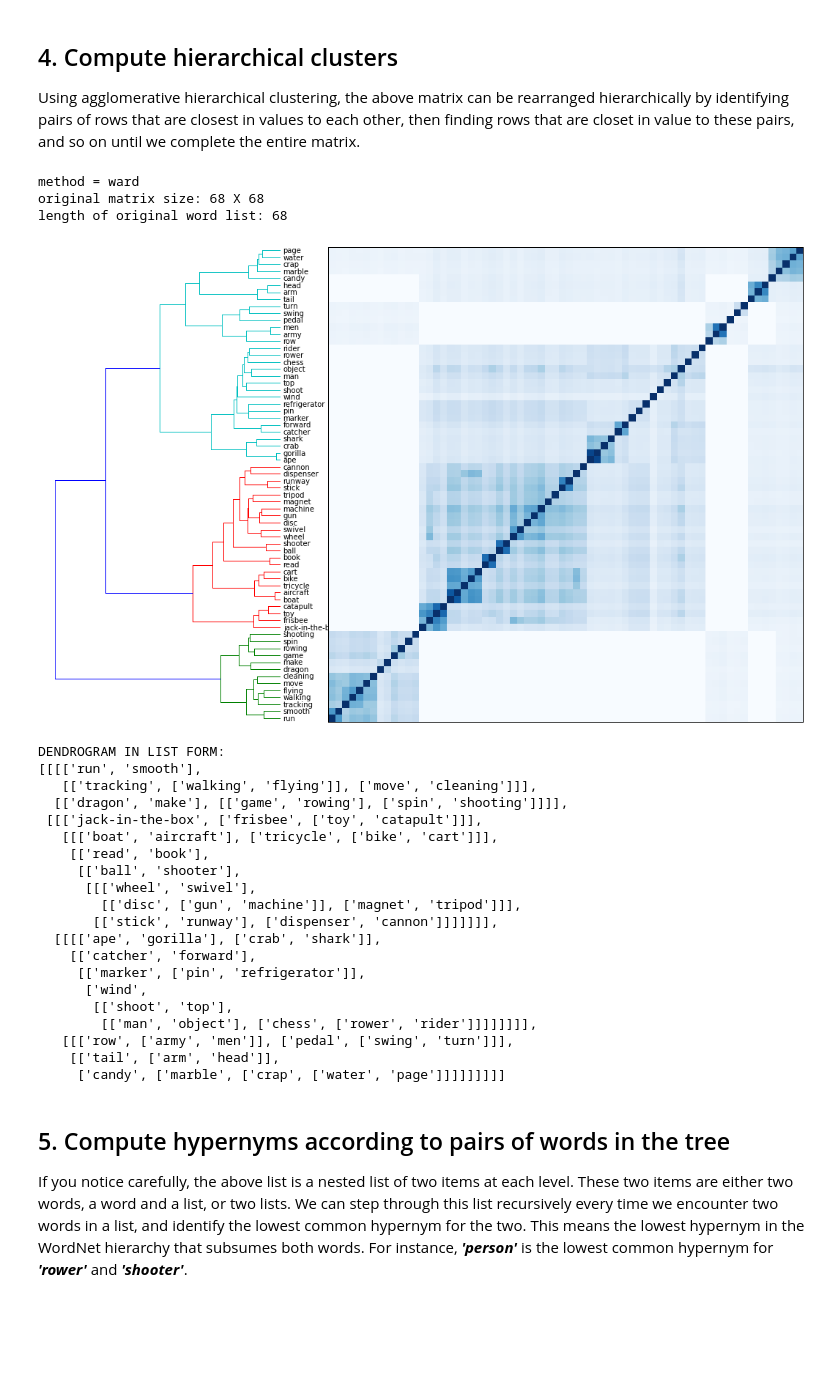
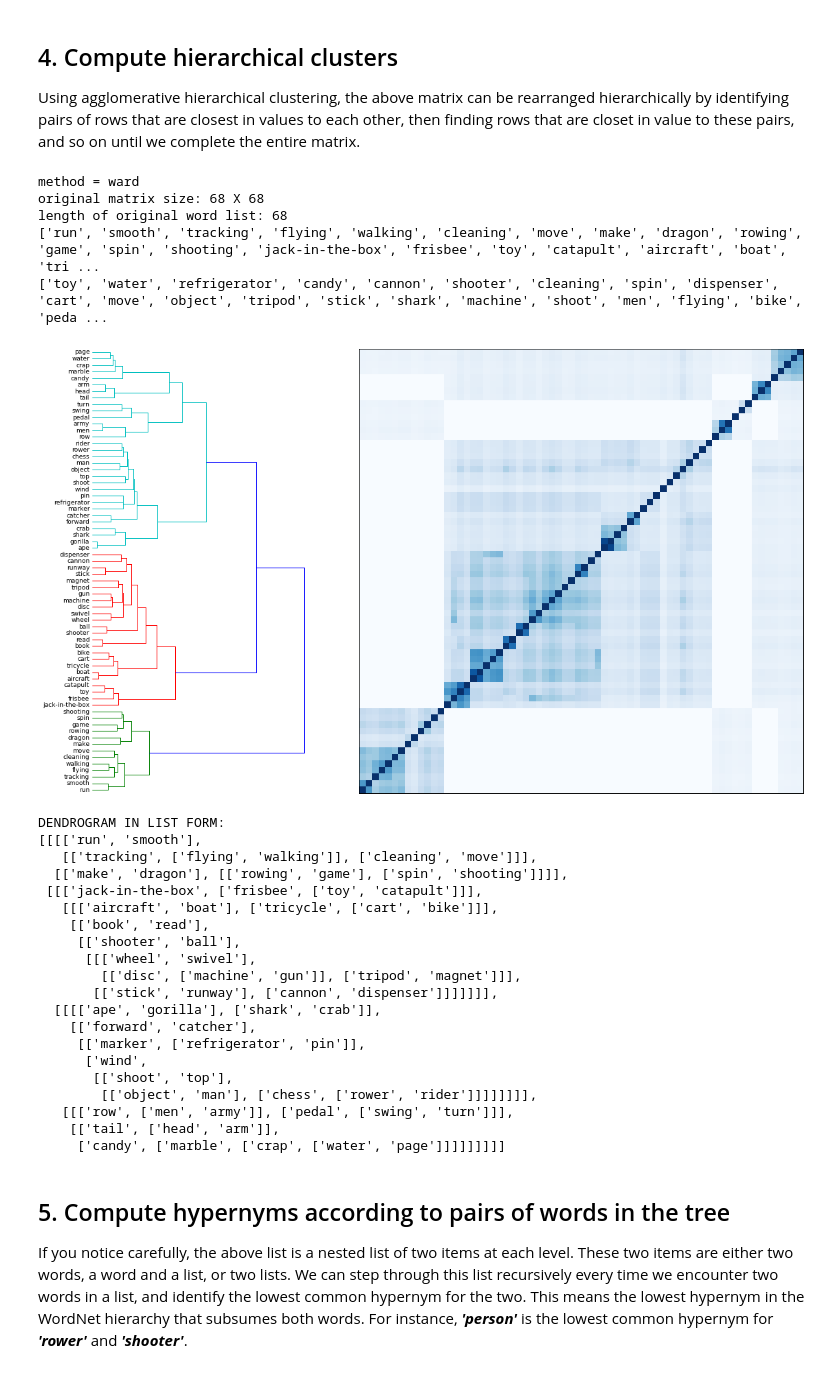
Before and after one commit to senthilchandrasegaran/jupyter-notebooks, a Jupyter notebook: similarity_matrices/Clustering by Similarity.ipynb, the cells around one changed output. Drawn from its saved outputs; the diff is of its cells as text; code cells hidden in the pictures; blank space fills up the shorter version.

```diff
--- a/similarity_matrices/Clustering by Similarity.ipynb
+++ b/similarity_matrices/Clustering by Similarity.ipynb
@@ -245,7 +246,7 @@ def genClusters(simMatrix, words, cMethod, wordSynsetDict):
     # print('reduced matrix size:',str(len(D)),'X',str(len(D[0])))
     # print('length of reduced word list:',str(len(wordsList)))
 
-    # Fist, set up the figure
+    # First, set up the figure
     fig = pylab.figure(figsize=(15,15))
     # fig.patch.set_visible(False) # plot on transparent background
     ax1 = fig.add_axes([0.01,0.1,0.30,0.6], # left, bottom, width, height
@@ -267,55 +268,59 @@ def genClusters(simMatrix, words, cMethod, wordSynsetDict):
     # rows and columns. This might make for some interesting
     # comparisons later, but for now, let's just consider symmetrical
     # clustering
     Z1 = sch.dendrogram(Y, orientation='right')
     Z2 = sch.dendrogram(Y, orientation='right', labels = wordsList, leaf_font_size=9)
 
     # Plot distance matrix.
     axmatrix = fig.add_axes([0.37,0.1,0.6,0.6])
     idx1 = Z1['leaves']
     idx2 = Z2['leaves']
     D = D[idx1,:]
     D = D[:,idx2]
     im = axmatrix.matshow(D, aspect='auto', origin='lower', cmap=pylab.cm.Blues)
     axmatrix.set_xticks([])
     axmatrix.set_yticks([])
     reorderedWords = Z2['ivl']
-    axmatrix.set_xticklabels(reorderedWords[:-1])
+    print(reorderedWords)
+    print(wordsList)
+    axmatrix.set_xticklabels(reorderedWords)
     plt.show(fig)
     # generate hypernym tree from dendrogram
     objTree = sch.to_tree(Y, rd=False)
     wordTreeList = genTree(objTree, wordsList)
     wordNumsList = genTreeNums(objTree)
     print("DENDROGRAM IN LIST FORM:")
     pprint.pprint(wordTreeList)
     hypernymsList = getHypernyms(wordTreeList)
     return hypernymsList
 
-hypTree = genClusters(outMatrix, outwords, 'ward', synsetDict)
+hypTree = genClusters(outMatrix, outwords, 'ward', outSynsets)
 # %% [output]
 method = ward
 original matrix size: 68 X 68
 length of original word list: 68
+['run', 'smooth', 'tracking', 'flying', 'walking', 'cleaning', 'move', 'make', 'dragon', 'rowing', 'game', 'spin', 'shooting', 'jack-in-the-box', 'frisbee', 'toy', 'catapult', 'aircraft', 'boat', 'tri ...
+['toy', 'water', 'refrigerator', 'candy', 'cannon', 'shooter', 'cleaning', 'spin', 'dispenser', 'cart', 'move', 'object', 'tripod', 'stick', 'shark', 'machine', 'shoot', 'men', 'flying', 'bike', 'peda ...
-[figure, old version]
+[figure, new version]
 DENDROGRAM IN LIST FORM:
 [[[['run', 'smooth'],
-   [['tracking', ['walking', 'flying']], ['move', 'cleaning']]],
-  [['dragon', 'make'], [['game', 'rowing'], ['spin', 'shooting']]]],
+   [['tracking', ['flying', 'walking']], ['cleaning', 'move']]],
+  [['make', 'dragon'], [['rowing', 'game'], ['spin', 'shooting']]]],
  [[['jack-in-the-box', ['frisbee', ['toy', 'catapult']]],
-   [[['boat', 'aircraft'], ['tricycle', ['bike', 'cart']]],
-    [['read', 'book'],
-     [['ball', 'shooter'],
+   [[['aircraft', 'boat'], ['tricycle', ['cart', 'bike']]],
+    [['book', 'read'],
+     [['shooter', 'ball'],
       [[['wheel', 'swivel'],
-        [['disc', ['gun', 'machine']], ['magnet', 'tripod']]],
-       [['stick', 'runway'], ['dispenser', 'cannon']]]]]]],
-  [[[['ape', 'gorilla'], ['crab', 'shark']],
-    [['catcher', 'forward'],
-     [['marker', ['pin', 'refrigerator']],
+        [['disc', ['machine', 'gun']], ['tripod', 'magnet']]],
+       [['stick', 'runway'], ['cannon', 'dispenser']]]]]]],
+  [[[['ape', 'gorilla'], ['shark', 'crab']],
+    [['forward', 'catcher'],
+     [['marker', ['refrigerator', 'pin']],
       ['wind',
        [['shoot', 'top'],
-        [['man', 'object'], ['chess', ['rower', 'rider']]]]]]]],
-   [[['row', ['army', 'men']], ['pedal', ['swing', 'turn']]],
-    [['tail', ['arm', 'head']],
+        [['object', 'man'], ['chess', ['rower', 'rider']]]]]]]],
+   [[['row', ['men', 'army']], ['pedal', ['swing', 'turn']]],
+    [['tail', ['head', 'arm']],
      ['candy', ['marble', ['crap', ['water', 'page']]]]]]]]]
 # %% [markdown]
 ## 5. Compute hypernyms according to pairs of words in the tree
```
Also changed, not shown: parts of 2 cells of this notebook, 2 other files.
